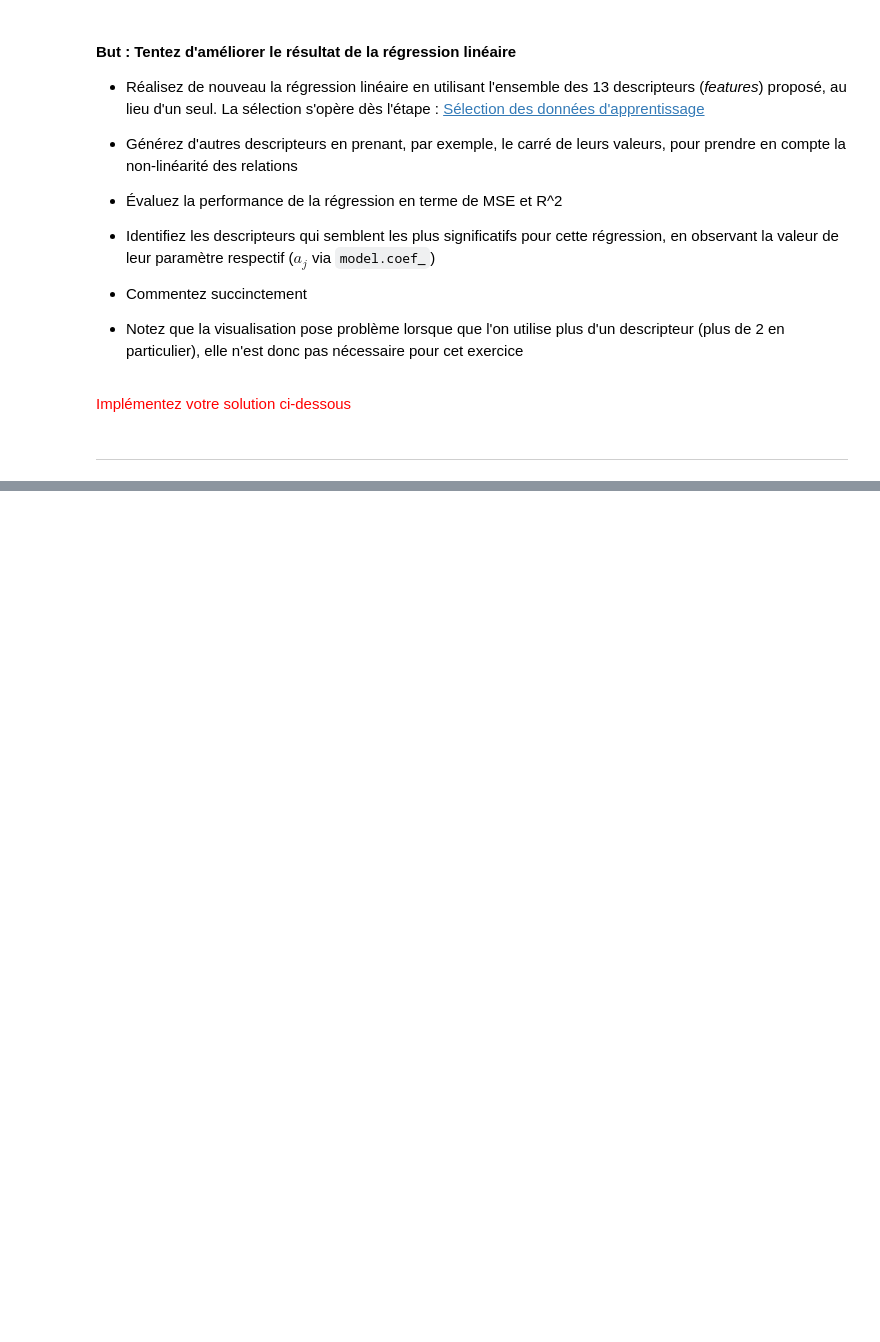
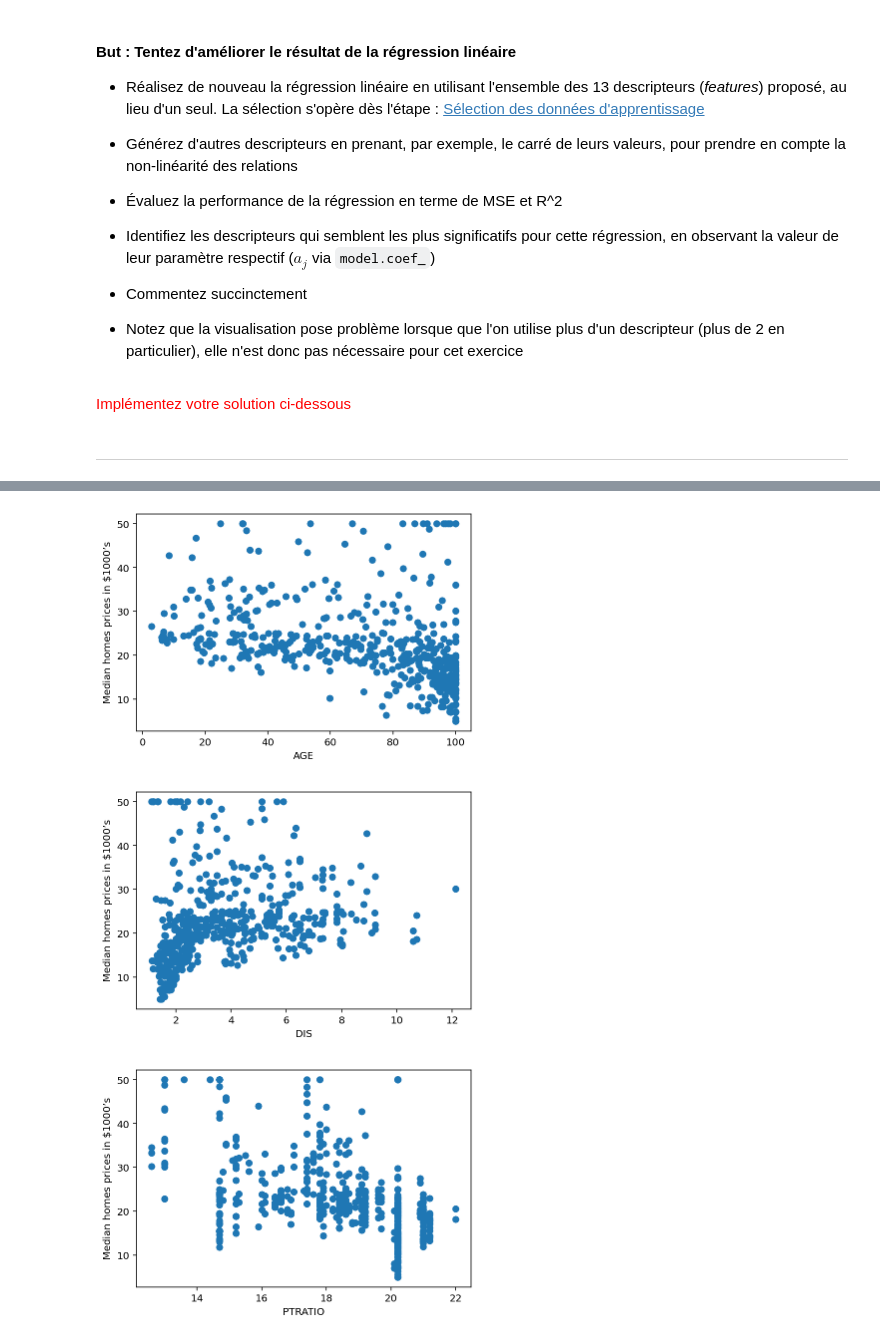
Before and after one commit to ThierryKunda/isd2, a Jupyter notebook: TP 2 - Intro Scikit-Learn - Regression.ipynb, the cells around one changed output, grey strips where cells are left out. Drawn from its saved outputs; the diff is of its cells as text; code cells hidden in the pictures; blank space fills up the shorter version.

```diff
--- a/TP 2 - Intro Scikit-Learn - Regression.ipynb
+++ b/TP 2 - Intro Scikit-Learn - Regression.ipynb
@@ -305,10 +305,11 @@ a_1 = -2.2088, a_2 = 0.0402
 # %%
 xs_all = boston.data
 ys = boston.target
+xs_ftrs = []
 for idx in range(xs_all.shape[1]):
     FT_NAME = boston.feature_names[idx]
     xs_each = xs_all[:, np.newaxis, idx]
-
+    xs_ftrs.append(xs_each)
     xs_each_tr, xs_each_tst, ys_train, ys_test = train_test_split(
     xs_each, ys, random_state=1
     )
@@ -316,9 +317,3 @@ for idx in range(xs_all.shape[1]):
     model_1d_exo = LinearRegression()
     model_1d_exo.fit(xs_each_tr, ys_train)
     ys_each_pred = model_1d.predict(xs_each_tst)
-
-    plt.scatter(xs_each_tst[:, -1], ys_test)
-    plt.plot(xs_test[:, -1], ys_each_pred, color="red", linewidth=3)
-    plt.xlabel(FT_NAME)
-    plt.ylabel("Median homes prices in $1000’s")
-    plt.show()
@@ -339,2 +320,17 @@ for idx in range(xs_all.shape[1]):
 # %%
-some_features = ['AGE', 'DIS', 'RAD']
+some_features = ['AGE', 'DIS', 'PTRATIO']
+indexes = [list(boston.feature_names).index(ft) for ft in some_features]
+xs_1d_some_fts = [boston.data[:, i].reshape(-1, 1) for i in indexes]
+for i in range(len(indexes)):
+    plt.scatter(xs_1d_some_fts[i][:, -1], ys)
+    plt.xlabel(some_features[i])
+    plt.ylabel("Median homes prices in $1000’s")
+    plt.show()
+
+xs_train, xs_test, ys_train, ys_test = train_test_split(
+    xs_1d, ys, random_state=1
+)
+# %% [output]
+[figure, added]
+[figure, added]
+[figure, added]
```
Also changed, not shown: parts of 1 cell of this notebook.
